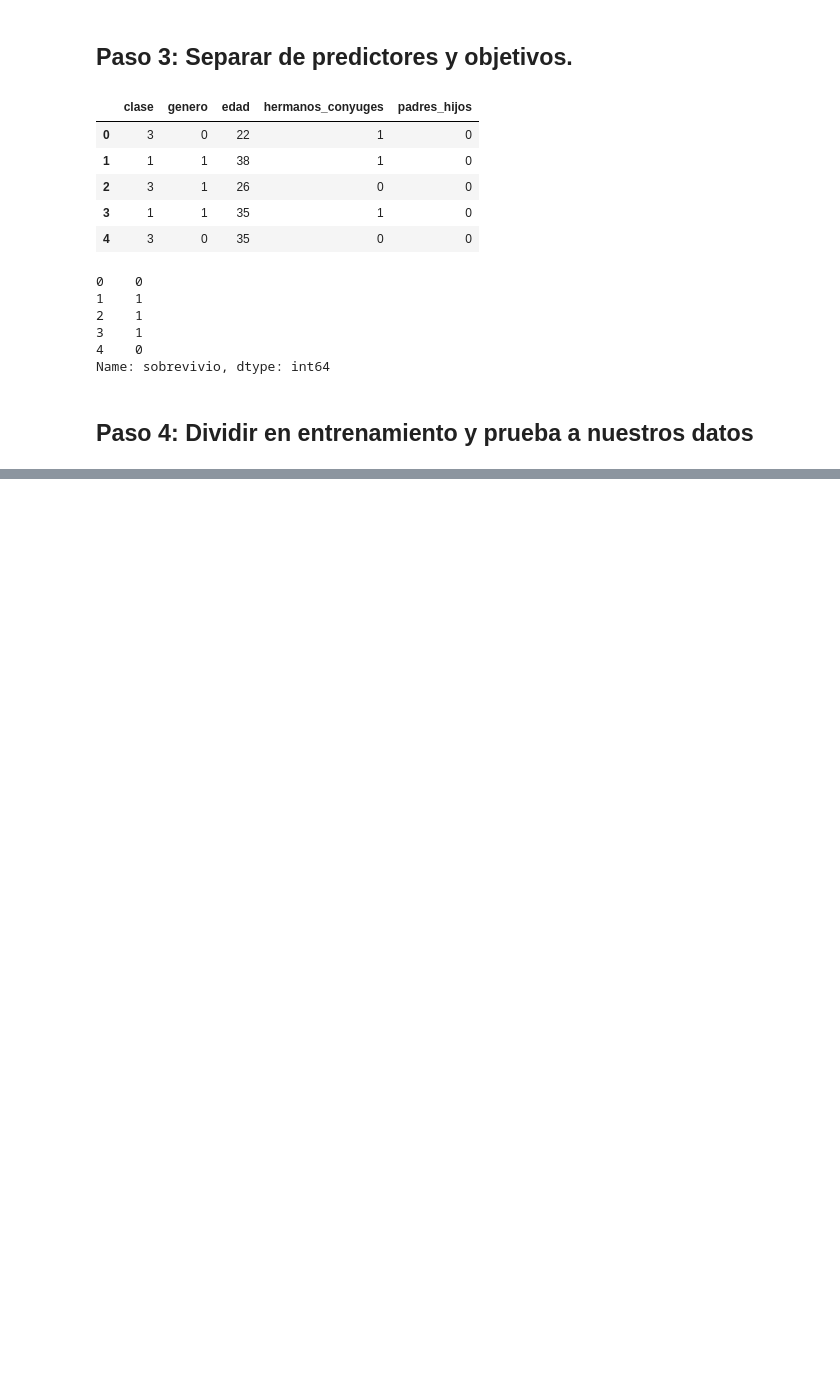
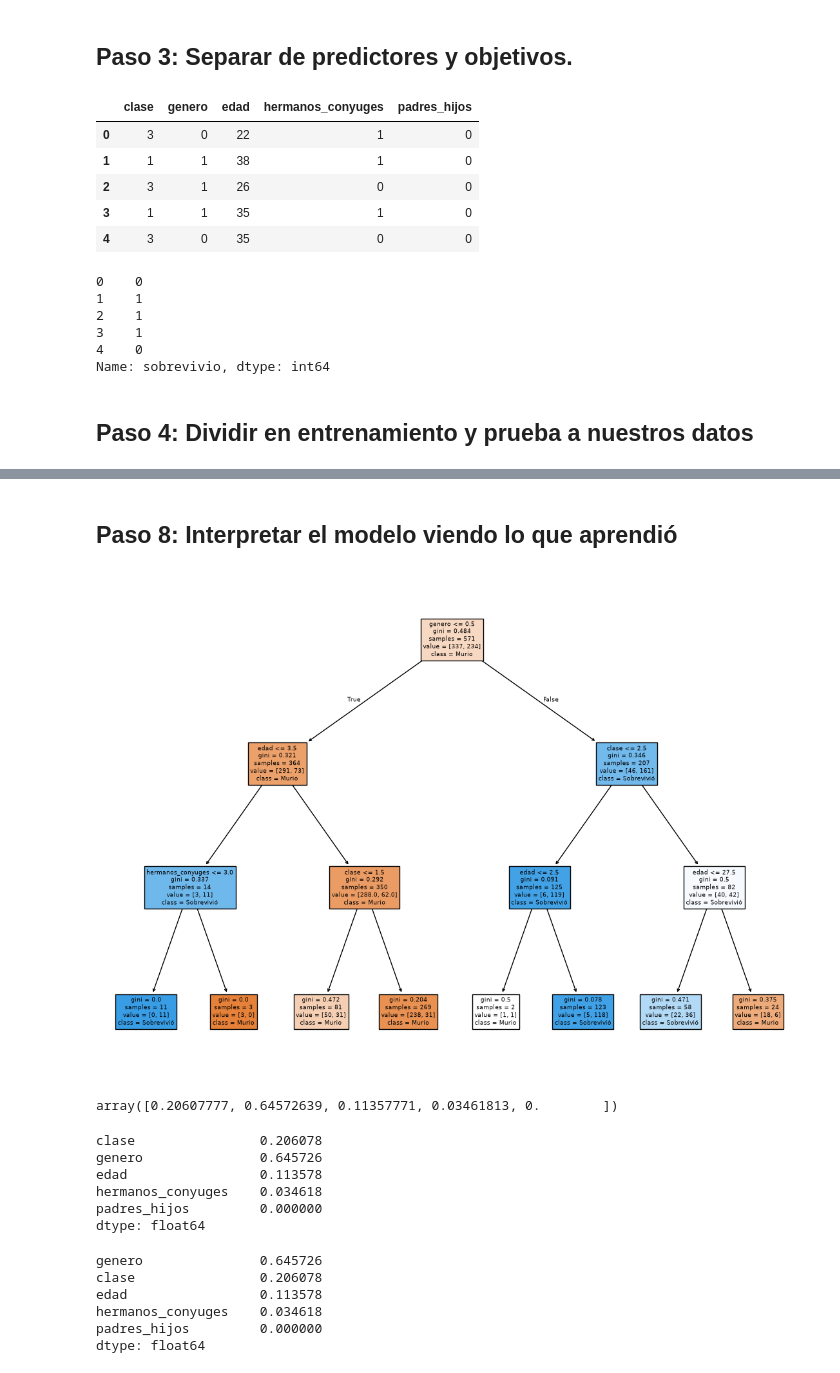
Before and after one commit to Duran24062005/Python, a Jupyter notebook: 14_machine_learning/titanic_model.ipynb, the cells around one changed output, grey strips where cells are left out. Cells and saved outputs as stored; diff of their text form; code cells hidden in the pictures; blank space fills up the shorter version.

```diff
--- a/14_machine_learning/titanic_model.ipynb
+++ b/14_machine_learning/titanic_model.ipynb
@@ -68,0 +125,12 @@ predictorX_train, X_test, y_train, y_test = train_test_split(X, y, test_size=0.2
+# %% [markdown]
+## Paso 8: Interpretar el modelo viendo lo que aprendió
+# %%
+plt.figure(figsize=(14, 10))
+plot_tree(arbol, feature_names=X.columns, class_names=['Murio', 'Sobrevivió'], filled=True)
+plt.show()
+# %% [output]
+[figure, added]
+# %%
+arbol.feature_importances_
+# %% [output]
+array([0.20607777, 0.64572639, 0.11357771, 0.03461813, 0.        ])
@@ -68,0 +139,18 @@ predictorX_train, X_test, y_train, y_test = train_test_split(X, y, test_size=0.2
+# %%
+importancias
+# %% [output]
+clase                0.206078
+genero               0.645726
+edad                 0.113578
+hermanos_conyuges    0.034618
+padres_hijos         0.000000
+dtype: float64
+# %%
+importancias.sort_values(ascending=False)
+# %% [output]
+genero               0.645726
+clase                0.206078
+edad                 0.113578
+hermanos_conyuges    0.034618
+padres_hijos         0.000000
+dtype: float64
```
Also changed, not shown: parts of 26 cells of this notebook.
